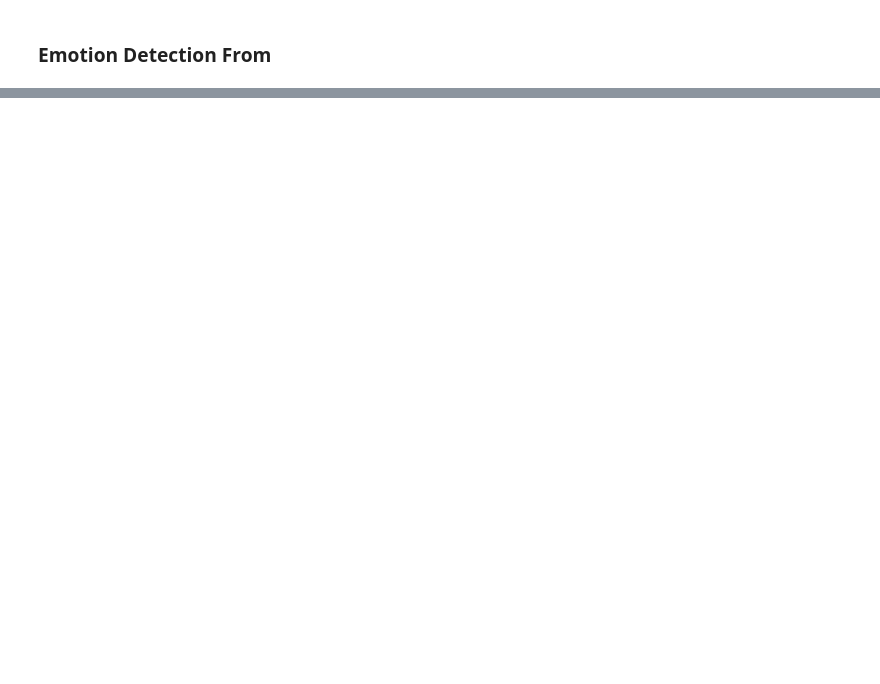
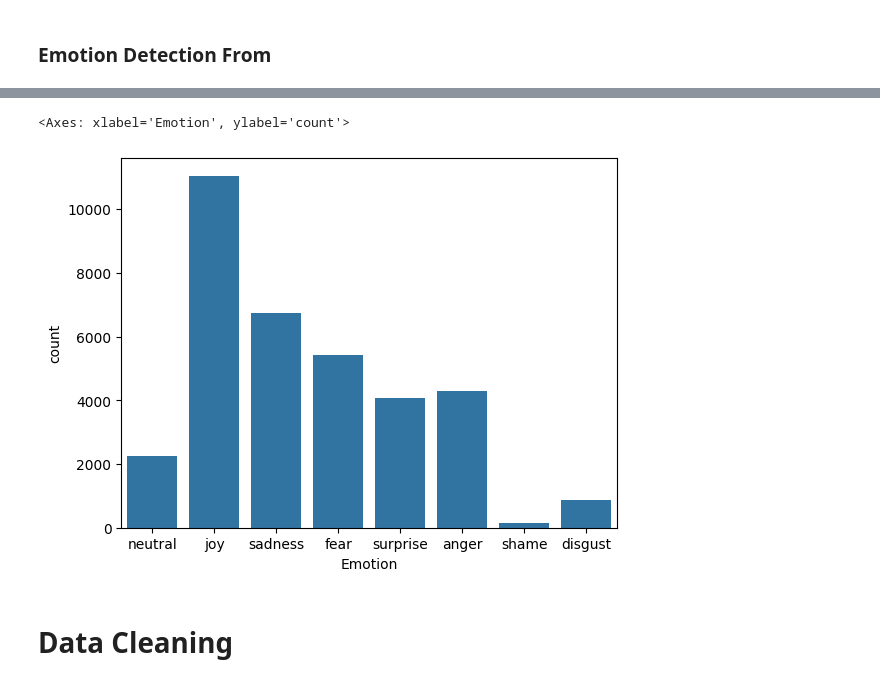
Before and after one commit to faysalalmahmud/EmoMind, a Jupyter notebook: Colab Notebook/Emotion_Detection_From_Text.ipynb, the cells around one changed output, grey strips where cells are left out. Drawn from its saved outputs; the diff is of its cells as text; code cells hidden in the pictures; blank space fills up the shorter version.

```diff
--- a/Colab Notebook/Emotion_Detection_From_Text.ipynb
+++ b/Colab Notebook/Emotion_Detection_From_Text.ipynb
@@ -23,3 +23,6 @@ from sklearn.naive_bayes import MultinomialNB
 from sklearn.feature_extraction.text import CountVectorizer
 from sklearn.model_selection import train_test_split
 from sklearn.metrics import accuracy_score,classification_report,confusion_matrix
+# %%
+#load dataset
+df = pd.read_csv("data/emotion_dataset_raw.csv")
@@ -25,0 +53,7 @@ from sklearn.metrics import accuracy_score,classification_report,confusion_matri
+# %%
+sns.countplot(x='Emotion',data=df)
+# %% [output]
+<Axes: xlabel='Emotion', ylabel='count'>
+[figure, added]
+# %% [markdown]
+# **Data Cleaning**
```
Also changed, not shown: parts of 20 cells of this notebook.
